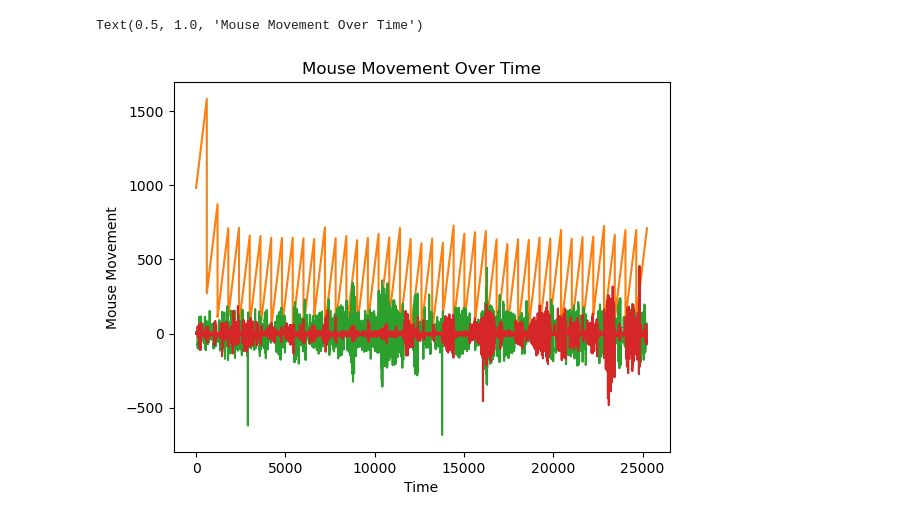
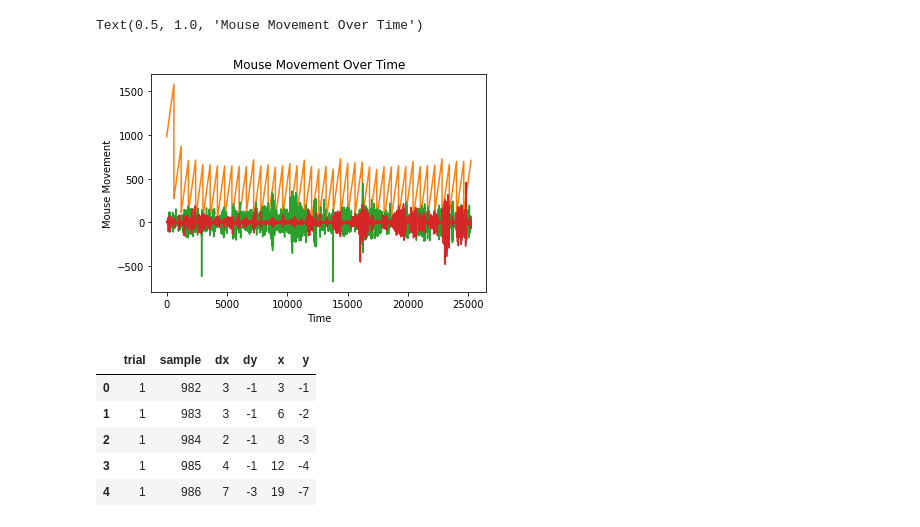
Before and after one commit to takumasano/PRJ, a Jupyter notebook: prj_task2.ipynb, the cells around one changed output. Drawn from its saved outputs; the diff is of its cells as text; code cells hidden in the pictures.

```diff
--- a/prj_task2.ipynb
+++ b/prj_task2.ipynb
@@ -6,23 +7,24 @@ import scipy.io as sio
 # %%
 # load the data from the .mat file
-data = sio.loadmat('/Users/tstakuma/Desktop/Rikkyo_Action_Analysis/PRJ/sample data 2/1_19-Oct-2019_10-18-23_mouse.mat')
+filename = './sample data 2/1_19-Oct-2019_10-18-23_mouse.mat'
+data = sio.loadmat(filename)
 
 mouseMovement = data['mouseMovement']
 # extract the x and y coordinates
 x = data['mouseMovement'][0]
 y = data['mouseMovement'][1]
 
 fig, ax = plt.subplots()
 # Plot the mouseMovement values over time
 ax.plot(range(len(mouseMovement)), mouseMovement)
 
 # Set the labels and title
 ax.set_xlabel('Time')
 ax.set_ylabel('Mouse Movement')
 ax.set_title('Mouse Movement Over Time')
 # %% [output]
 Text(0.5, 1.0, 'Mouse Movement Over Time')
-[figure, old version]
+[figure, new version]
 # %%
 def traj_withColour(x, y, fig=None, ax=None):
     if fig is None:
@@ -40,3 +42,22 @@ def traj_withColour(x, y, fig=None, ax=None):
     ax.set_ylabel('y')
     ax.legend()
     return fig, ax  # Corrected return statement
+# %%
+# convert mouseMovement from a 2D array to pandas dataframe
+df = pd.DataFrame(mouseMovement, columns=['trial', 'sample', 'dx', 'dy'])
+
+# add columns for x and y coordinates by cumulatively summing dx and dy. Group by trial
+# df.groupby('trial')
+df['x'] = df.groupby('trial')['dx'].cumsum()
+df['y'] = df.groupby('trial')['dy'].cumsum()
+
+# ungroup the dataframe
+df = df.reset_index(drop=True)
+df.head()
+# %% [output]
+|  | trial | sample | dx | dy | x | y |
+| 0 | 1 | 982 | 3 | -1 | 3 | -1 |
+| 1 | 1 | 983 | 3 | -1 | 6 | -2 |
+| 2 | 1 | 984 | 2 | -1 | 8 | -3 |
+| 3 | 1 | 985 | 4 | -1 | 12 | -4 |
+| 4 | 1 | 986 | 7 | -3 | 19 | -7 |
```
Also changed, not shown: parts of 3 cells of this notebook.
